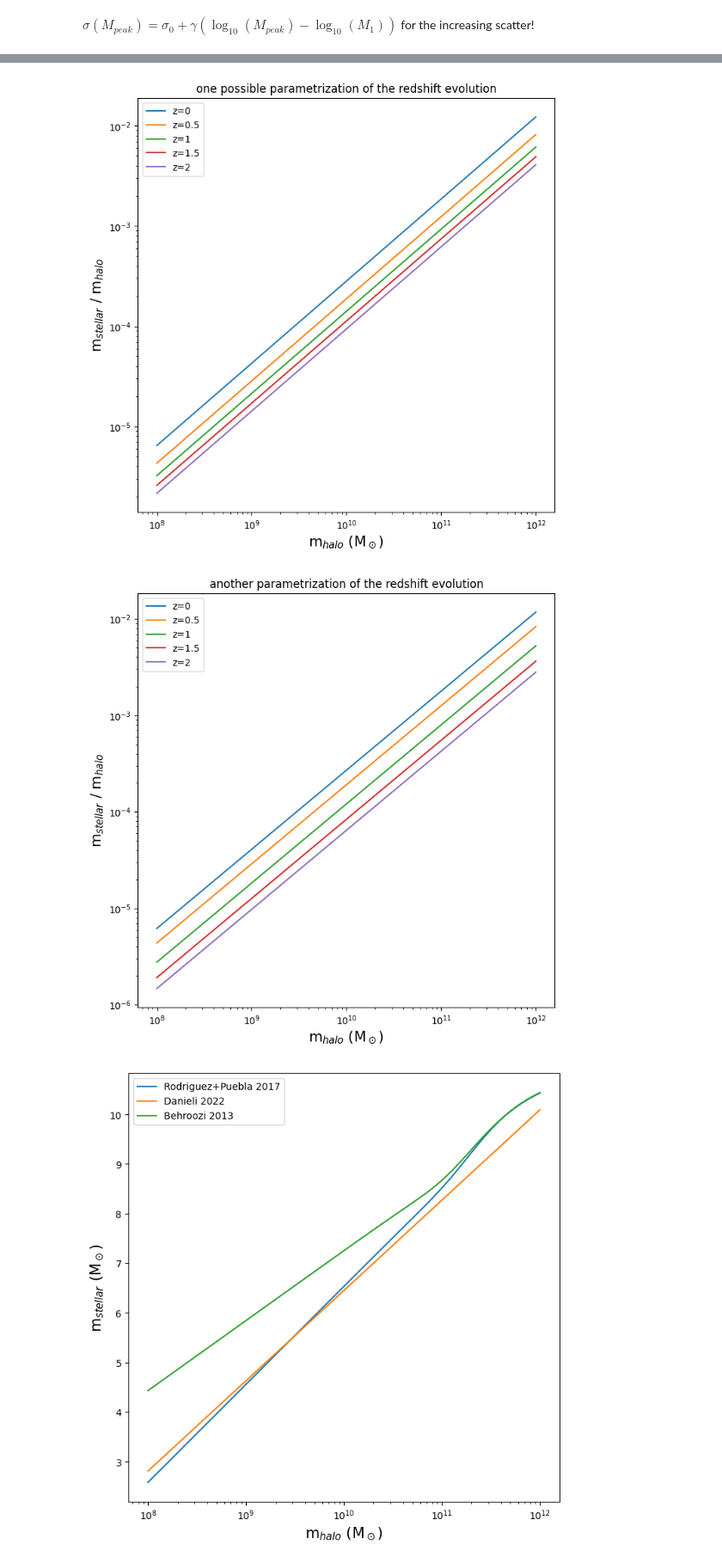
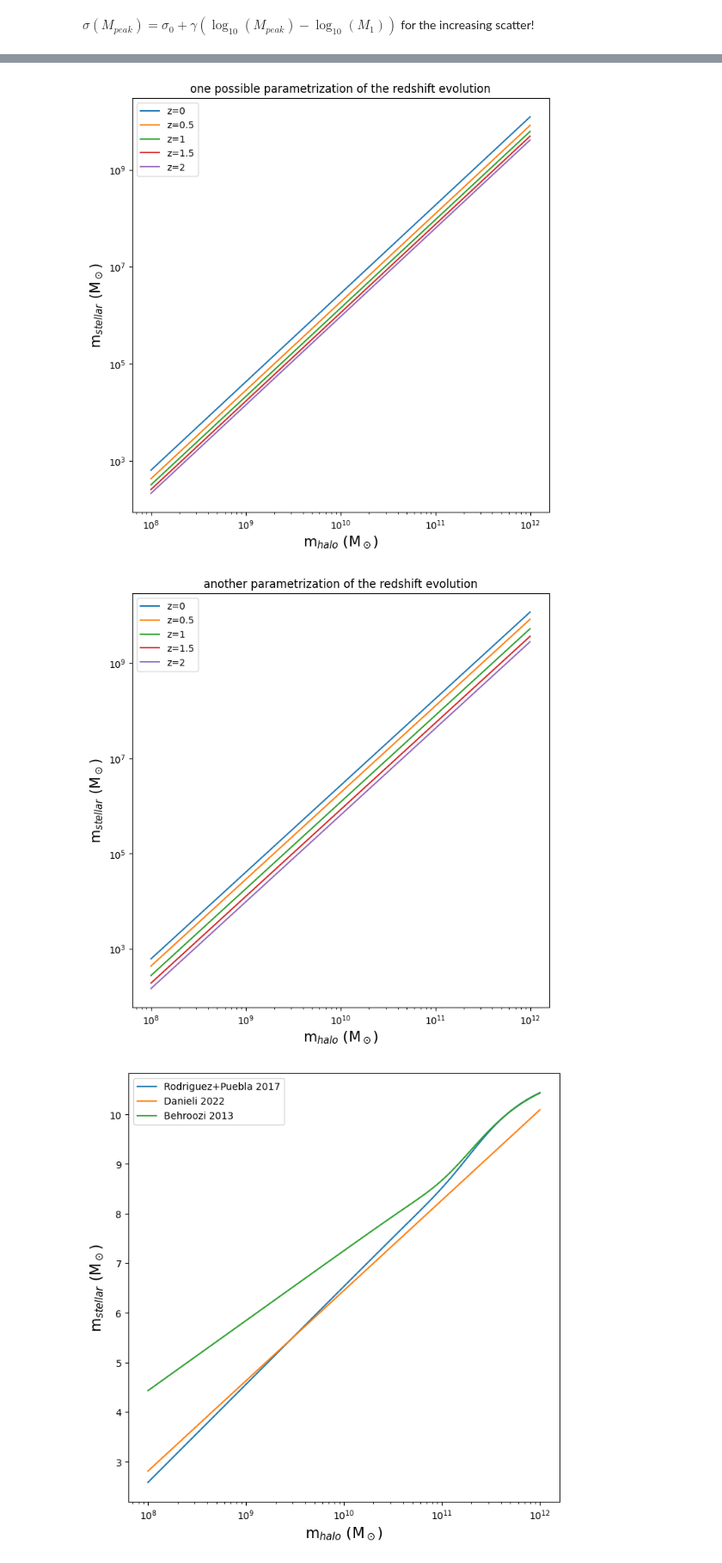
Before and after one commit to jsmonzon/SatGen, a Jupyter notebook: notebooks/SHMR.ipynb, the cells around one changed output, grey strips where cells are left out. Shown: that part at 86% size. Drawn from its saved outputs; the diff is of its cells as text; code cells hidden in the pictures.

```diff
--- a/notebooks/SHMR.ipynb
+++ b/notebooks/SHMR.ipynb
@@ -73,23 +62,22 @@ def a(z):
 plt.figure(figsize=(8, 8))
 
 plt.title("one possible parametrization of the redshift evolution")
-#plt.plot(halo_masses, SHMR_test, ls=":", label="deterministic")
-plt.plot(halo_masses, SHMR_test*a(0), label="z=0")
-plt.plot(halo_masses, SHMR_test*a(0.5), label="z=0.5")
-plt.plot(halo_masses, SHMR_test*a(1), label="z=1")
-plt.plot(halo_masses, SHMR_test*a(1.5), label="z=1.5")
-plt.plot(halo_masses, SHMR_test*a(2),  label="z=2")
+plt.plot(halo_masses, sci_stellar*a(0), label="z=0")
+plt.plot(halo_masses, sci_stellar*a(0.5), label="z=0.5")
+plt.plot(halo_masses, sci_stellar*a(1), label="z=1")
+plt.plot(halo_masses, sci_stellar*a(1.5), label="z=1.5")
+plt.plot(halo_masses, sci_stellar*a(2),  label="z=2")
 
 
 plt.xscale("log")
 plt.yscale("log")
-plt.ylabel("m$_{stellar}$ / m$_{halo}$", fontsize=15)
+plt.ylabel("m$_{stellar}$ (M$_\odot$)", fontsize=15)
 plt.xlabel("m$_{halo}$ (M$_\odot$)", fontsize=15)
 plt.legend()
 plt.savefig("../figures/SHMR_scatter.png")
 plt.show()
 # %% [output]
-[figure, old version]
+[figure, new version]
 # %%
 def SHMR_zevo(Mv, z):
 
@@ -103,35 +91,34 @@ def SHMR_zevo(Mv, z):
     return lgMs - x
 
 
-SHMR_test_0 = 10**(SHMR_zevo(halo_masses, 0))/halo_masses
+SHMR_test_0 = 10**(SHMR_zevo(halo_masses, 0))
 
-SHMR_test_1 = 10**(SHMR_zevo(halo_masses, 0.5))/halo_masses
+SHMR_test_1 = 10**(SHMR_zevo(halo_masses, 0.5))
 
-SHMR_test_2 = 10**(SHMR_zevo(halo_masses, 1))/halo_masses
+SHMR_test_2 = 10**(SHMR_zevo(halo_masses, 1))
 
-SHMR_test_3 = 10**(SHMR_zevo(halo_masses, 1.5))/halo_masses
+SHMR_test_3 = 10**(SHMR_zevo(halo_masses, 1.5))
 
-SHMR_test_4 = 10**(SHMR_zevo(halo_masses, 2))/halo_masses
+SHMR_test_4 = 10**(SHMR_zevo(halo_masses, 2))
 # %%
 plt.figure(figsize=(8, 8))
 
 plt.title("another parametrization of the redshift evolution")
 #plt.plot(halo_masses, SHMR_test, ls=":", label="deterministic")
 plt.plot(halo_masses, SHMR_test_0, label="z=0")
 plt.plot(halo_masses, SHMR_test_1, label="z=0.5")
 plt.plot(halo_masses, SHMR_test_2, label="z=1")
 plt.plot(halo_masses, SHMR_test_3, label="z=1.5")
 plt.plot(halo_masses, SHMR_test_4,  label="z=2")
 
 plt.xscale("log")
 plt.yscale("log")
-plt.ylabel("m$_{stellar}$ / m$_{halo}$", fontsize=15)
+plt.ylabel("m$_{stellar}$ (M$_\odot$)", fontsize=15)
 plt.xlabel("m$_{halo}$ (M$_\odot$)", fontsize=15)
 plt.legend()
-plt.savefig("../figures/SHMR_scatter.png")
 plt.show()
 # %% [output]
-[figure, old version]
+[figure, new version]
 # %%
 stellar_masses_RP = galhalo.lgMs_RP17(np.log10(halo_masses), 0)
 stellar_masses_B = galhalo.lgMs_B13(np.log10(halo_masses),0)
```
Also changed, not shown: parts of 4 cells of this notebook, 4 other files.
